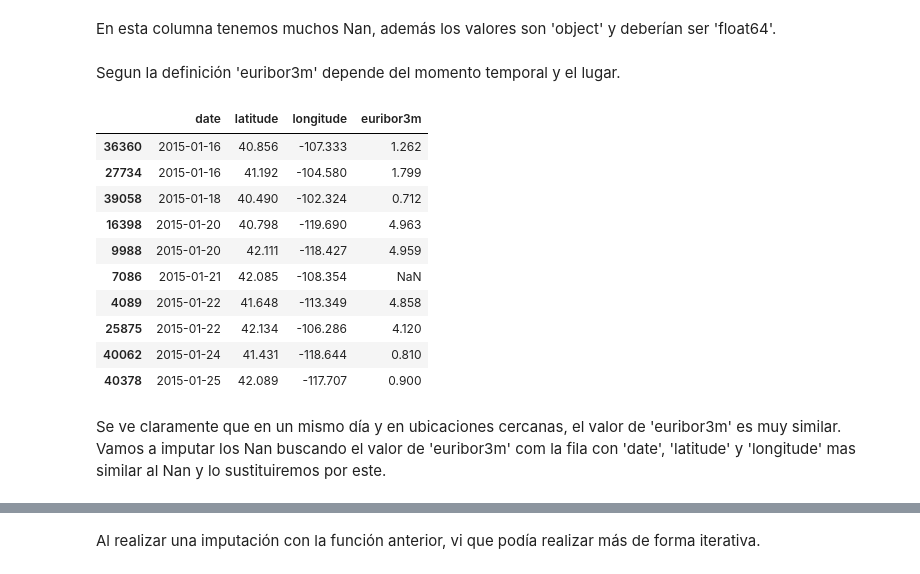
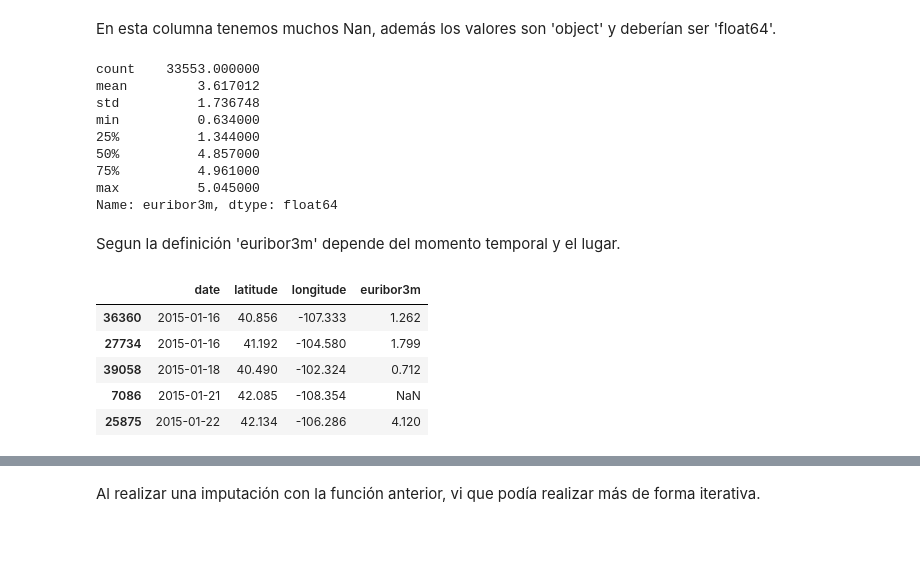
Before and after one commit to claudiarm2002/DataProject-Python-for-Data, a Jupyter notebook: DataProject_PythonForData.ipynb, the cells around one changed output, grey strips where cells are left out. Saved outputs shown, nothing was run; the diff lists cells and outputs as text; code cells hidden in the pictures; blank space fills up the shorter version.

Commit message:
Update DataProject_PythonForData.ipynb
Actualización 17 enero

```diff
--- a/DataProject_PythonForData.ipynb
+++ b/DataProject_PythonForData.ipynb
@@ -455,9 +455,8 @@ min          1.000000
 75%          3.000000
 max         56.000000
 Name: campaign, dtype: float64
-# %%
-# Cambiamos el nombre de la columna 'campaign' a 'contacts_last_campaign' para mayor claridad
-data_clean = data_clean.rename(columns={'campaign': 'contacts_last_campaign'})
+# %%
+data_clean = data_clean.rename(columns={'campaign': 'campaign_contacts'})
 # %% [markdown]
 ### Limpieza de la columna 'pdays'
 # %% [markdown]
@@ -474,7 +473,7 @@ data_clean['previous'].unique()
 # %% [output]
 array([0, 1, 2, 3, 4, 5, 6, 7])
 # %%
-data_clean = data_clean.rename(columns={'previous': 'previous_campaign_contacts'})
+data_clean = data_clean.rename(columns={'previous': 'previous_campaigns_contacts'})
 # %% [markdown]
 ### Limpieza de la columna 'poutcome'
 # %% [markdown]
@@ -651,26 +704,31 @@ En esta columna tenemos muchos Nan, además los valores son 'object' y deberían
 # %%
 data_clean['euribor3m'] = data_clean['euribor3m'].str.replace(',', '.')
 data_clean['euribor3m'] = data_clean['euribor3m'].astype('float64')
+# %%
+data_clean['euribor3m'].describe()
+# %% [output]
+count    33553.000000
+mean         3.617012
+std          1.736748
+min          0.634000
+25%          1.344000
+50%          4.857000
+75%          4.961000
+max          5.045000
+Name: euribor3m, dtype: float64
 # %% [markdown]
 Segun la definición 'euribor3m' depende del momento temporal y el lugar.
 # %%
 # Quiero comprovar que 'euribor3m depende de la fecha, latitud y longitud y no del cliente.
 data_clean_order_by_date_euribor = data_clean[['date', 'latitude', 'longitude', 'euribor3m']].sort_values(by=['date', 'latitude', 'longitude'])
 
 data_clean_order_by_date_euribor.loc[ data_clean_order_by_date_euribor['date'].between('2015-01-15', '2015-01-25') &
                                      data_clean_order_by_date_euribor['latitude'].between(40.4, 42.6) &
-                                     data_clean_order_by_date_euribor['longitude'].between(-120.8, -100.6) ]
+                                     data_clean_order_by_date_euribor['longitude'].between(-110.8, -100.6) ]
 # %% [output]
 |  | date | latitude | longitude | euribor3m |
 | 36360 | 2015-01-16 | 40.856 | -107.333 | 1.262 |
 | 27734 | 2015-01-16 | 41.192 | -104.580 | 1.799 |
 | 39058 | 2015-01-18 | 40.490 | -102.324 | 0.712 |
-| 16398 | 2015-01-20 | 40.798 | -119.690 | 4.963 |
-| 9988 | 2015-01-20 | 42.111 | -118.427 | 4.959 |
 | 7086 | 2015-01-21 | 42.085 | -108.354 | NaN |
-| 4089 | 2015-01-22 | 41.648 | -113.349 | 4.858 |
 | 25875 | 2015-01-22 | 42.134 | -106.286 | 4.120 |
-| 40062 | 2015-01-24 | 41.431 | -118.644 | 0.810 |
-| 40378 | 2015-01-25 | 42.089 | -117.707 | 0.900 |
-# %% [markdown]
-Se ve claramente que en un mismo día y en ubicaciones cercanas, el valor de 'euribor3m' es muy similar. Vamos a imputar los Nan buscando el valor de 'euribor3m' com la fila con 'date', 'latitude' y 'longitude' mas similar al Nan y lo sustituiremos por este.
```
Also changed, not shown: parts of 61 cells of this notebook.
